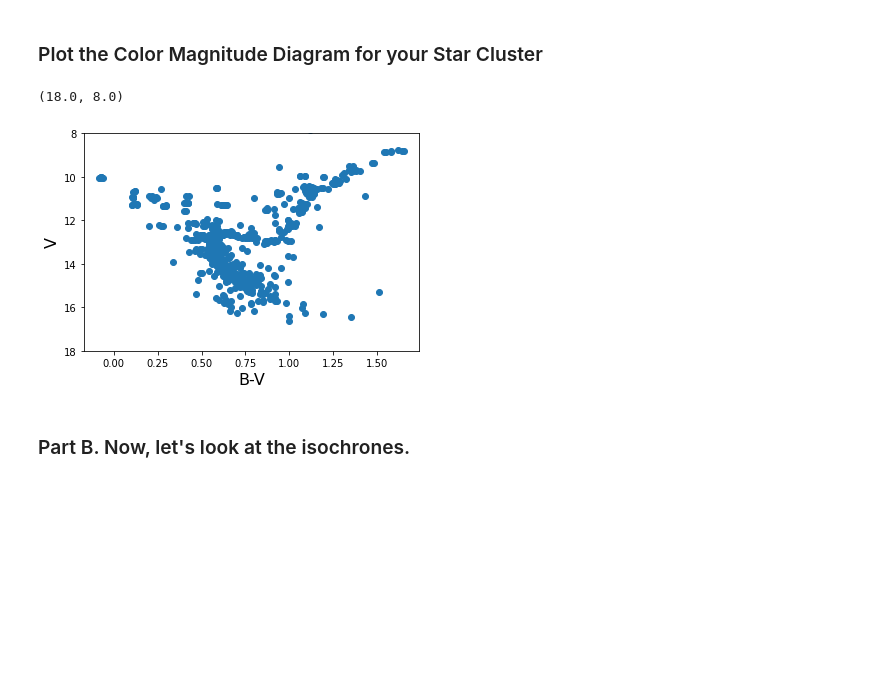
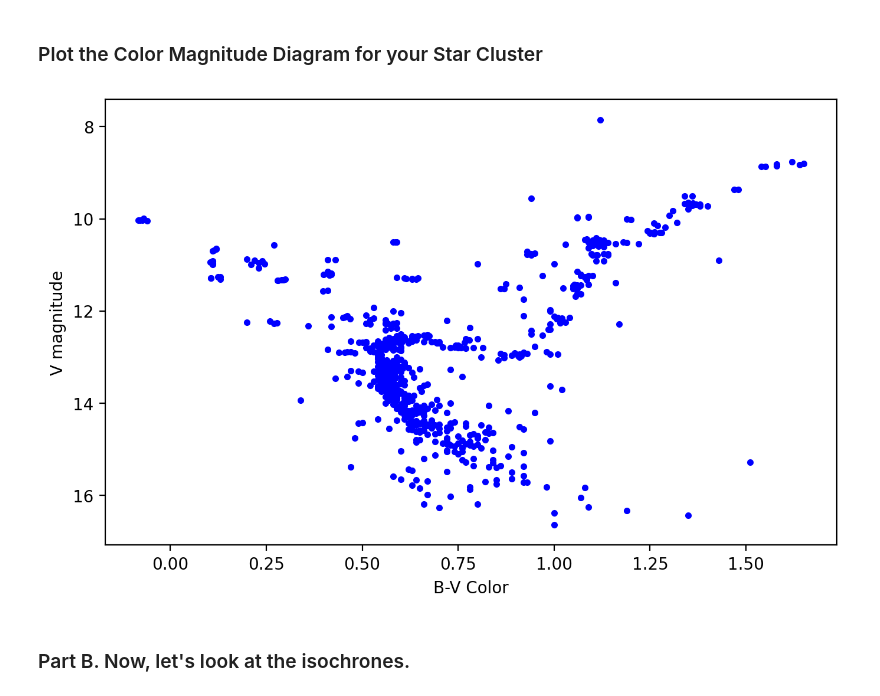
Before and after one commit to CIERA-Northwestern/CIERA_REU, a Jupyter notebook: Python_tutorial_sequence/Part2/Isochrone_SOLUTIONS.ipynb, the cells around one changed output. Saved outputs shown, nothing was run; the diff lists cells and outputs as text; code cells hidden in the pictures; blank space fills up the shorter version.

```diff
--- a/Python_tutorial_sequence/Part2/Isochrone_SOLUTIONS.ipynb
+++ b/Python_tutorial_sequence/Part2/Isochrone_SOLUTIONS.ipynb
@@ -227,19 +202,19 @@ Table length=722
 ### Plot the Color Magnitude Diagram for your Star Cluster
 # %%
 #Plot B-V color on the x-axis and apparent V magnitude on the y-axis
-f, ax = plt.subplots()
-ax.scatter(obs_data['B-V'],obs_data['V'])
 
 #Label your Plot
-ax.set_xlabel("B-V",fontsize=16)
-ax.set_ylabel("V",fontsize=16)
+fig, ax = plt.subplots(1,1,figsize=(8,5), dpi=200)
 
-#Note: color-magnitude diagrams flip the y-axis
-# because the larger a star's V-mag, the fainter the star
-ax.set_ylim([18,8])
+ax.scatter(obs_data['B-V'], obs_data['V'], color='b', marker='.')
+ax.set_xlabel('B-V Color')
+ax.set_ylabel('V magnitude')
+
+#Note: color-magnitude diagrams flip the y-axis because the larger a star's V-mag, the fainter the star
+ax.invert_yaxis()
+plt.show()
 # %% [output]
-(18.0, 8.0)
-[figure, old version]
+[figure, new version]
 # %% [markdown]
 ### Part B. Now, let's look at the isochrones.
 # %% [markdown]
```
Also changed, not shown: parts of 29 cells of this notebook, 10 other files.
